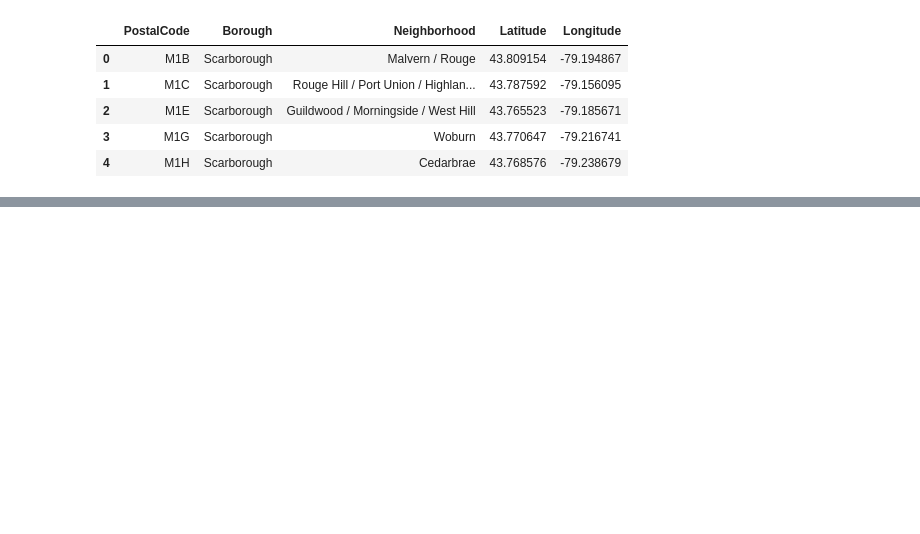
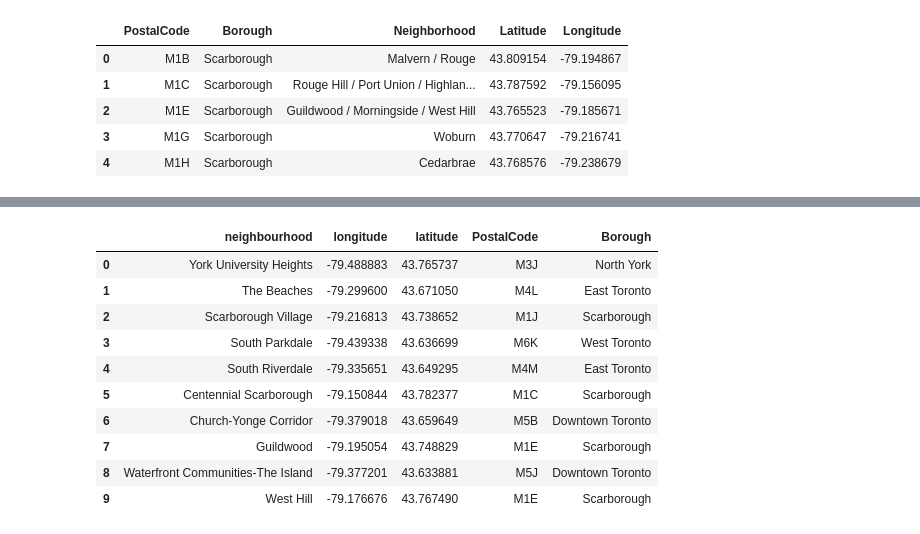
Before and after one commit to Sukanya807/Airbnb_Toronto_Price_Prediction, a Jupyter notebook: ETL/airbnb_ETL.ipynb, the cells around one changed output, grey strips where cells are left out. Drawn from its saved outputs; the diff is of its cells as text; code cells hidden in the pictures; blank space fills up the shorter version.

Commit message:
adding steps on ETL to clean and load summary table

```diff
--- a/ETL/airbnb_ETL.ipynb
+++ b/ETL/airbnb_ETL.ipynb
@@ -953,0 +939,7 @@ file copied to db
+# %%
+map_df["PostalCode"]=map_df.apply(get_zipcode, axis=1, geolocator=geolocator, lat_field="latitude", lon_field="longitude")
+# %%
+map_df.drop(columns=["neighbourhood_group", "geometry"],inplace=True)
+# %%
+map_df["PostalCode"]=map_df["PostalCode"].str[:-4]
+map_df.head()
@@ -953,0 +953,3 @@ file copied to db
+# %%
+toronto_borough=df_toronto[["PostalCode","Borough"]]
+toronto_borough
@@ -953,0 +970,16 @@ file copied to db
+# %%
+#Merging Borough Name with neighbourhoods
+merged_df=map_df.merge(toronto_borough, left_on="PostalCode",right_on="PostalCode", how="left")
+merged_df.head(10)
+# %% [output]
+|  | neighbourhood | longitude | latitude | PostalCode | Borough |
+| 0 | York University Heights | -79.488883 | 43.765737 | M3J | North York |
+| 1 | The Beaches | -79.299600 | 43.671050 | M4L | East Toronto |
+| 2 | Scarborough Village | -79.216813 | 43.738652 | M1J | Scarborough |
+| 3 | South Parkdale | -79.439338 | 43.636699 | M6K | West Toronto |
+| 4 | South Riverdale | -79.335651 | 43.649295 | M4M | East Toronto |
+| 5 | Centennial Scarborough | -79.150844 | 43.782377 | M1C | Scarborough |
+| 6 | Church-Yonge Corridor | -79.379018 | 43.659649 | M5B | Downtown Toronto |
+| 7 | Guildwood | -79.195054 | 43.748829 | M1E | Scarborough |
+| 8 | Waterfront Communities-The Island | -79.377201 | 43.633881 | M5J | Downtown Toronto |
+| 9 | West Hill | -79.176676 | 43.767490 | M1E | Scarborough |
```
Also changed, not shown: parts of 29 cells of this notebook.
